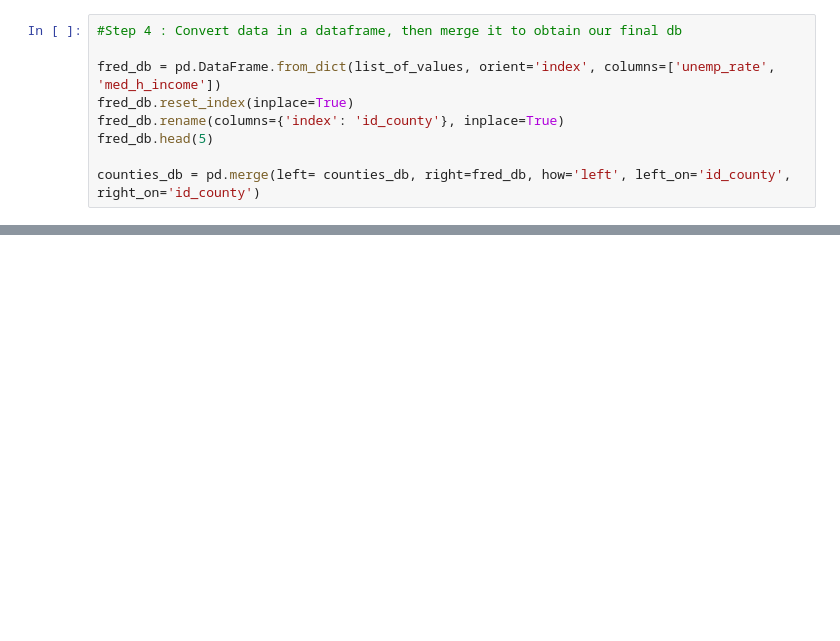
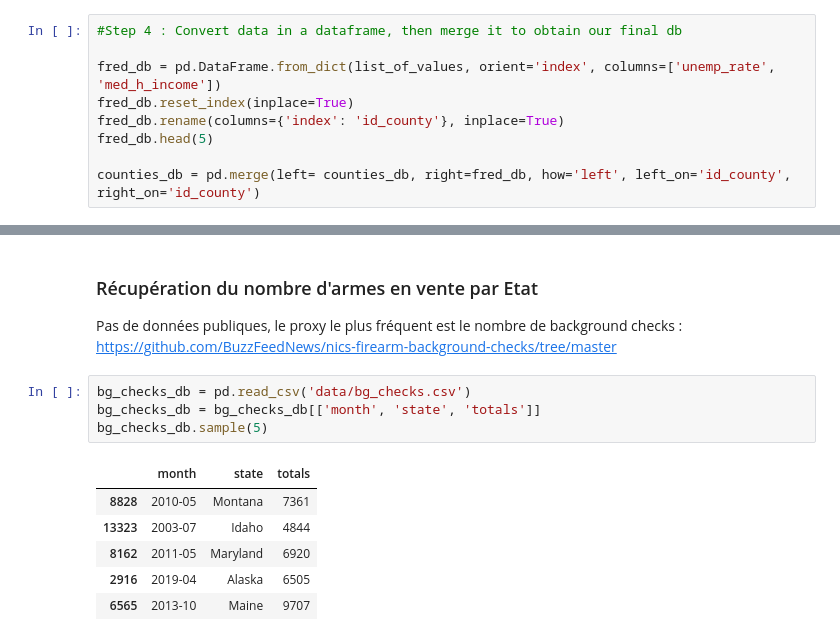
Before and after one commit to eleroux46/gun_violence, a Jupyter notebook: traitements_donnes.ipynb, the cells around one changed output, grey strips where cells are left out. Saved outputs shown, nothing was run; the diff lists cells and outputs as text; blank space fills up the shorter version.

```diff
--- a/traitements_donnes.ipynb
+++ b/traitements_donnes.ipynb
@@ -313,0 +330,15 @@ test_db.plot('med_h_income', legend=True, figsize=(20,12))
+# %% [markdown]
+### Récupération du nombre d'armes en vente par Etat
+
+Pas de données publiques, le proxy le plus fréquent est le nombre de background checks : https://github.com/BuzzFeedNews/nics-firearm-background-checks/tree/master
+# %%
+bg_checks_db = pd.read_csv('data/bg_checks.csv')
+bg_checks_db = bg_checks_db[['month', 'state', 'totals']]
+bg_checks_db.sample(5)
+# %% [output]
+|  | month | state | totals |
+| 8828 | 2010-05 | Montana | 7361 |
+| 13323 | 2003-07 | Idaho | 4844 |
+| 8162 | 2011-05 | Maryland | 6920 |
+| 2916 | 2019-04 | Alaska | 6505 |
+| 6565 | 2013-10 | Maine | 9707 |
```
Also changed, not shown: parts of 11 cells of this notebook.
